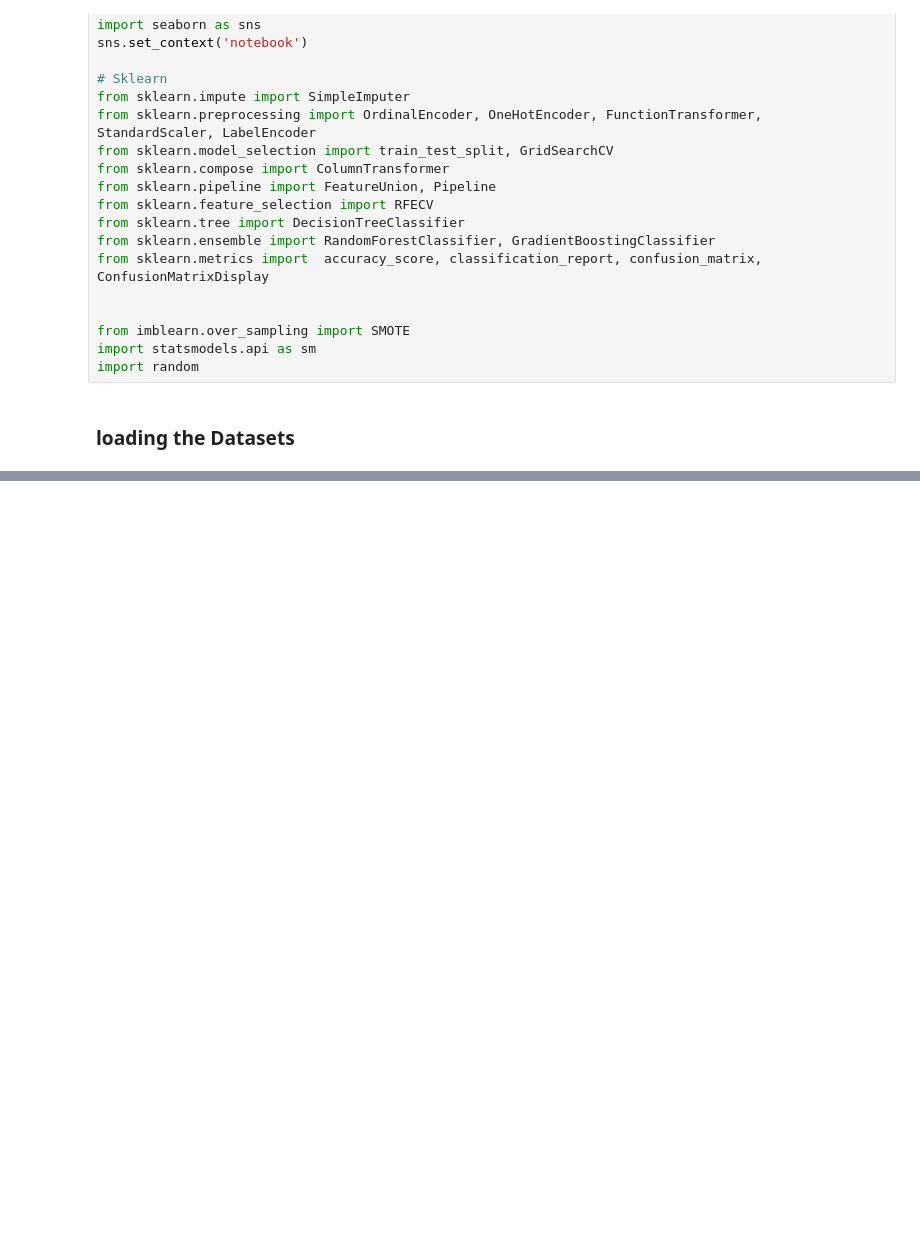
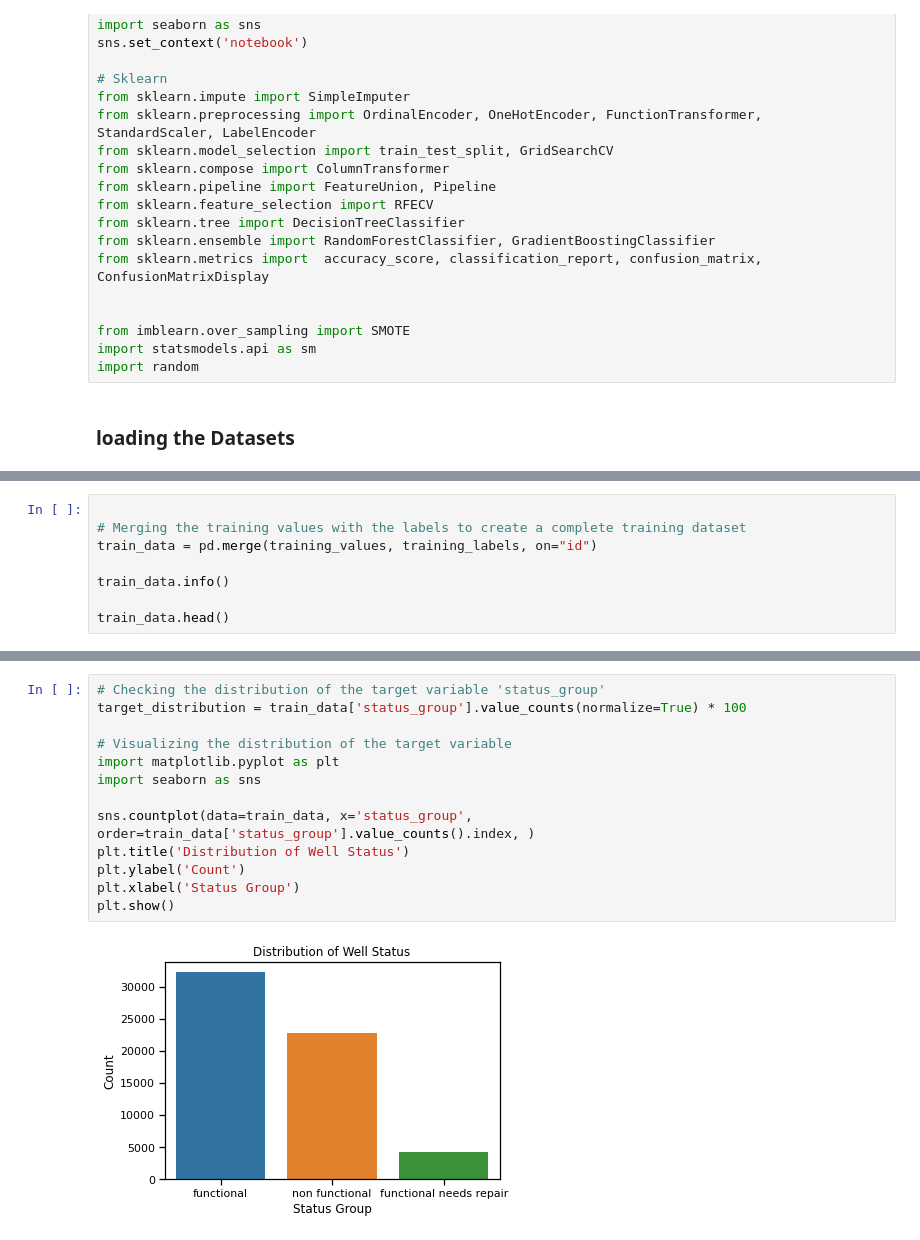
Before and after one commit to pianch/Tanzania_water_pumps_functionality, a Jupyter notebook: index.ipynb, the cells around one changed output, grey strips where cells are left out. Drawn from its saved outputs; the diff is of its cells as text; blank space fills up the shorter version.

Commit message:
Data understanding

```diff
--- a/index.ipynb
+++ b/index.ipynb
@@ -58,0 +87,8 @@ test_values = pd.read_csv('Test_set_values.csv')
+# %%
+
+# Merging the training values with the labels to create a complete training dataset
+train_data = pd.merge(training_values, training_labels, on="id")
+
+train_data.info()
+
+train_data.head()
@@ -58,0 +120,15 @@ test_values = pd.read_csv('Test_set_values.csv')
+# %%
+# Checking the distribution of the target variable 'status_group'
+target_distribution = train_data['status_group'].value_counts(normalize=True) * 100
+
+# Visualizing the distribution of the target variable
+import matplotlib.pyplot as plt
+import seaborn as sns
+
+sns.countplot(data=train_data, x='status_group', order=train_data['status_group'].value_counts().index, )
+plt.title('Distribution of Well Status')
+plt.ylabel('Count')
+plt.xlabel('Status Group')
+plt.show()
+# %% [output]
+[figure, added]
```
Also changed, not shown: parts of 6 cells of this notebook.
